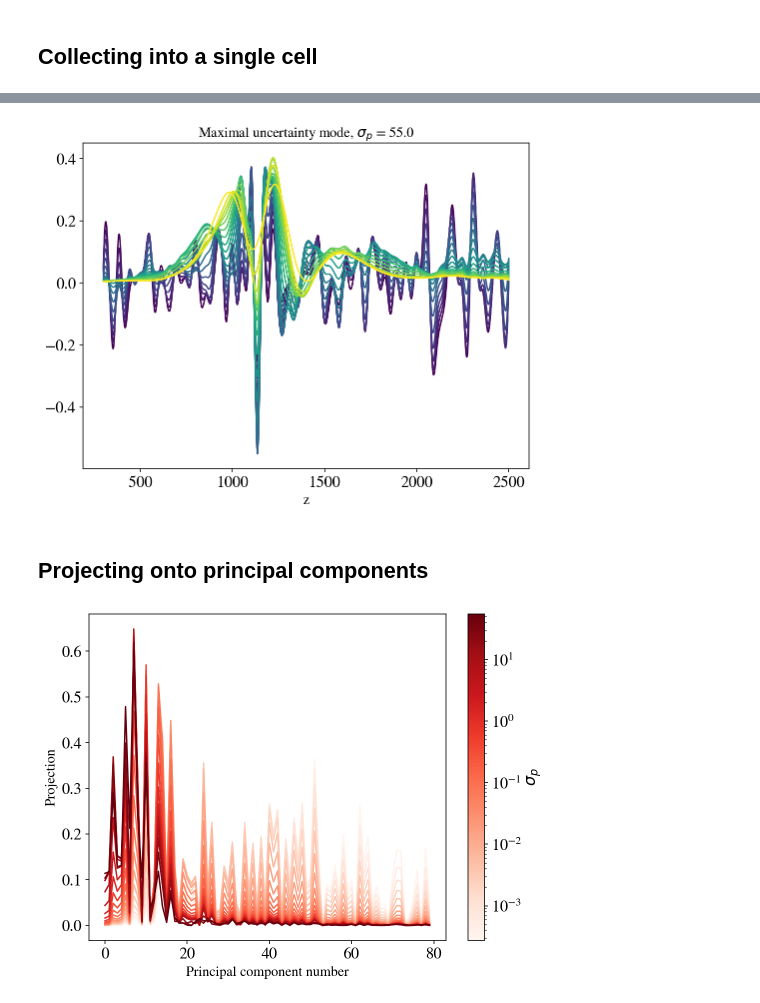
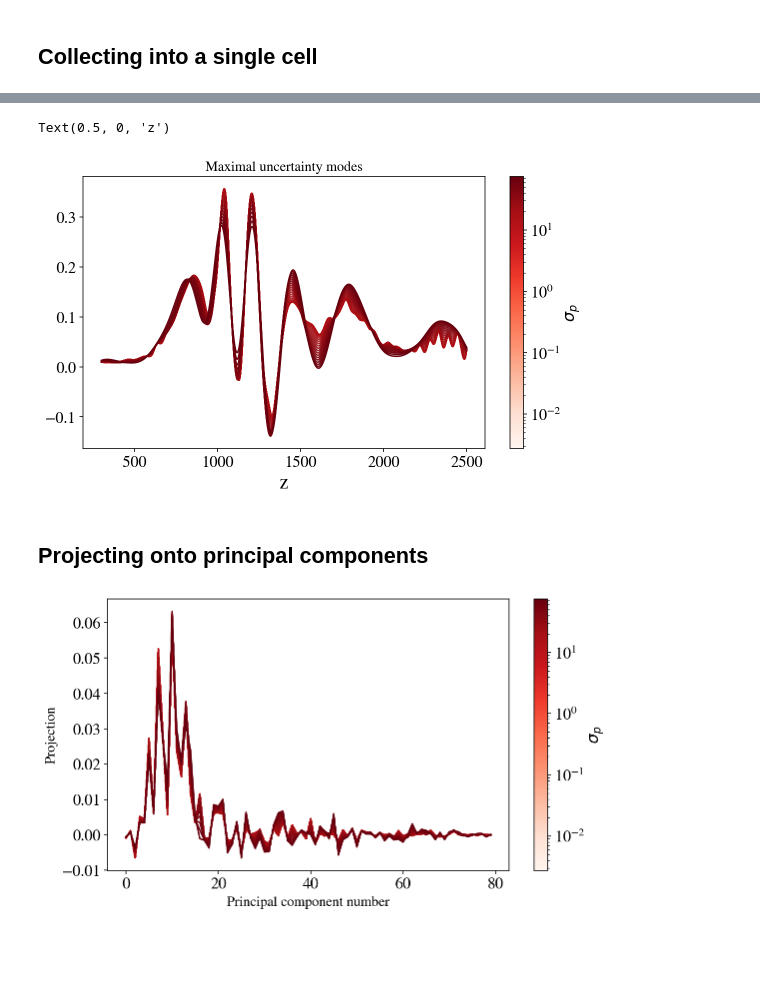
Before and after one commit to gplynch619/recombination, a Jupyter notebook: notebooks/H0Mode.ipynb, the cells around one changed output, grey strips where cells are left out. Drawn from its saved outputs; the diff is of its cells as text; code cells hidden in the pictures; blank space fills up the shorter version.

```diff
--- a/notebooks/H0Mode.ipynb
+++ b/notebooks/H0Mode.ipynb
@@ -494,15 +221,0 @@ Max is σ_H0=nan at σ_prior=158.794175879397
-# %%
-Fisher = fsky*np.einsum("iXl,lXY,jYl->ij", dCl, sigma_inv, dCl)
-
-Fstandard = Fisher[:6, :6]
-
-Fs_inv = np.linalg.inv(Fstandard)
-
-def svdsolve(A):
-    u, s, v = np.linalg.svd(A)
-    Ainv = np.dot(v.transpose(), np.dot(np.diag(s**-1), u.transpose()))
-    return Ainv
-
-#Fs_inv = svdsolve(Fstandard)
-
-print("LCDM sigma(H0) is {}".format(np.sqrt(Fs_inv[5,5])))
@@ -621,63 +321,63 @@ for sig_prior in prior_list:
 # %%
 import matplotlib as mpl
 import cycler
 n = len(output_dict)
-color = plt.cm.viridis(np.linspace(0,1,n))
+my_cm = plt.cm.Reds
+color = my_cm(np.linspace(0,1,n))
 mpl.rcParams['axes.prop_cycle'] = cycler.cycler('color', color)
 
-zs = np.linspace(zmin_pert, zmax_pert, 10000)
-fig,ax=plt.subplots()
+zs = np.linspace(data.zmin, data.zmax, 10000)
+fig,ax=plt.subplots(figsize=(9,5))
 i=0
 for sig, fun in output_dict.items():
     #ax.plot(zs, fun(zs), color="k", alpha=i/(len(output_dict)), label="$\sigma = {}$".format(sig))
-    ax.plot(zs, fun(zs), label="$\sigma = {}$".format(sig))
-
+    ax.plot(zs, fun(zs), alpha=i/n, label="$\sigma = {}$".format(sig))
     i+=1
 
-ax.set_title(r"Maximal uncertainty mode, $\sigma_p$ = {:.1f}".format(sig_prior), fontsize=14)
-ax.set_xlabel("z", fontsize=14)
+sm = plt.cm.ScalarMappable(cmap=my_cm, norm=LogNorm(vmin=prior_list[0], vmax=prior_list[-1]))
+cbar = plt.colorbar(sm, label="$\sigma_p$")
+
+ax.set_title(r"Maximal uncertainty modes".format(sig_prior), fontsize=14)
+ax.set_xlabel("z", fontsize=fsize)
+#ax.axvline(1100, color='k')
+#ax.axvline(1800, color='k')
 #ax.text(0.15, 0.85, "$\sigma^2 = {:.3f}$".format(sig2), transform=ax.transAxes)
 #plt.legend()
-plt.show()
+#plt.show()
+
+#plt.savefig("../results/H0_mode_sigprior_dependence.png", dpi=300, bbox_inches='tight')
 # %% [output]
+Text(0.5, 0, 'z')
-[figure, old version]
+[figure, new version]
 # %% [markdown]
 ## Projecting onto principal components
 # %%
-Fisher = fsky*np.einsum("iXl,lXY,jYl->ij", dCl, sigma_inv, dCl)
-
-divider = 6
-standard_block = Fisher[:divider, :divider]
-cross_block = Fisher[:divider, divider:]
-perturbation_block = Fisher[divider:, divider:]
-
-marginalized = perturbation_block - np.einsum("ai,ij,jk->ak", cross_block.T, np.linalg.inv(standard_block), cross_block)
-
-u, s, vh = np.linalg.svd(marginalized)
-
-exem_eigenvals = s**2
-exem_matrix = vh
+pca = PCA(data, fisher='m')
+exem_matrix = pca.eigenvecs
 
 n = len(output_dict)
 my_cm = plt.cm.Reds
 colorc = my_cm(np.linspace(0,1,n))
 mpl.rcParams['axes.prop_cycle'] = cycler.cycler('color', colorc)
 
-fig,ax=plt.subplots()
+fig,ax=plt.subplots(figsize=(9,5))
 i=0
 for sig, fun in output_dict.items():
-    projection = np.abs(np.einsum("ij,j->i", exem_matrix, fun(z_of_pert)))
-    ax.plot(np.arange(Npert), projection, label="$\sigma={}$".format(sig))
-    #ax.scatter(np.arange(Npert), projection, label="$\sigma={}$".format(sig))
+    #if i==0 or i==len(output_dict)-1:
+        #print(sig)
+    projection = np.einsum("ij,j->i", exem_matrix, fun(data.pivots))
+    ax.plot(np.arange(int(data.Npert)), projection, label="$\sigma_p={}$".format(sig))
+        #ax.scatter(np.arange(Npert), projection, label="$\sigma={}$".format(sig))
     i+=1
+
 
 sm = plt.cm.ScalarMappable(cmap=my_cm, norm=LogNorm(vmin=prior_list[0], vmax=prior_list[-1]))
 cbar = plt.colorbar(sm, label="$\sigma_p$")
 ax.set_xlabel("Principal component number", fontsize=14)
 ax.set_ylabel("Projection", fontsize=14)
-#cbar.ax.set_ylabel('$\sigma_p$', rotation=270)
 
 #plt.legend()
+plt.savefig("../results/H0_mode_sigprior_projections.png", dpi=300, bbox_inches='tight')
 plt.show()
 # %% [output]
-[figure, old version]
+[figure, new version]
```
Also changed, not shown: parts of 18 cells of this notebook, 12 other files.
